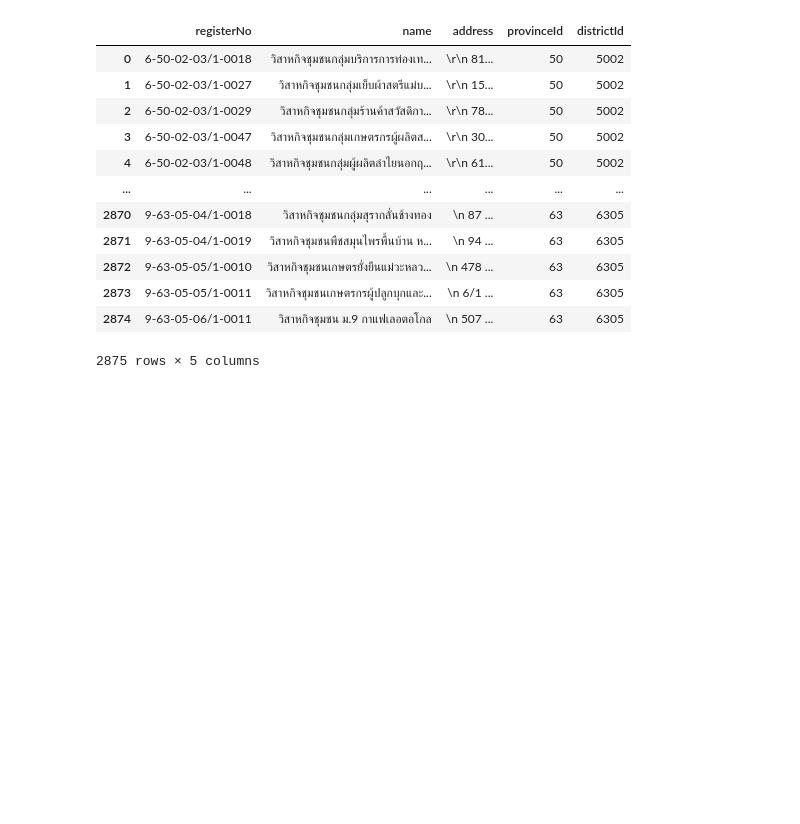
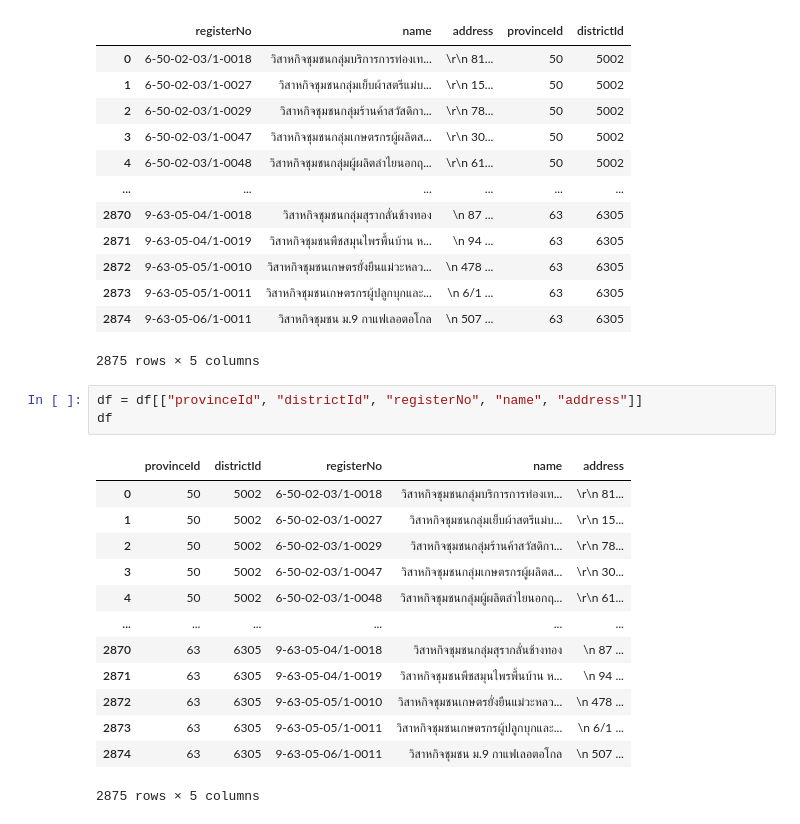
Before and after one commit to Chomchanok/rpj_web_crawler, a Jupyter notebook: rpj_web_crawler.ipynb, the cells around one changed output. Saved outputs shown, nothing was run; the diff lists cells and outputs as text; blank space fills up the shorter version.

Commit message:
reorder the columns in df

```diff
--- a/rpj_web_crawler.ipynb
+++ b/rpj_web_crawler.ipynb
@@ -589,3 +589,20 @@ df
 | 2873 | 9-63-05-05/1-0011 | วิสาหกิจชุมชนเกษตรกรผู้ปลูกบุกและ... | \n 6/1 ... | 63 | 6305 |
 | 2874 | 9-63-05-06/1-0011 | วิสาหกิจชุมชน ม.9 กาแฟเลอตอโกล | \n 507 ... | 63 | 6305 |
 2875 rows × 5 columns
+# %%
+df = df[["provinceId", "districtId", "registerNo", "name", "address"]]
+df
+# %% [output]
+|  | provinceId | districtId | registerNo | name | address |
+| 0 | 50 | 5002 | 6-50-02-03/1-0018 | วิสาหกิจชุมชนกลุ่มบริการการท่องเท... | \r\n 81... |
+| 1 | 50 | 5002 | 6-50-02-03/1-0027 | วิสาหกิจชุมชนกลุ่มเย็บผ้าสตรีแม่บ... | \r\n 15... |
+| 2 | 50 | 5002 | 6-50-02-03/1-0029 | วิสาหกิจชุมชนกลุ่มร้านค้าสวัสดิกา... | \r\n 78... |
+| 3 | 50 | 5002 | 6-50-02-03/1-0047 | วิสาหกิจชุมชนกลุ่มเกษตรกรผู้ผลิตส... | \r\n 30... |
+| 4 | 50 | 5002 | 6-50-02-03/1-0048 | วิสาหกิจชุมชนกลุ่มผู้ผลิตลำไยนอกฤ... | \r\n 61... |
+| ... | ... | ... | ... | ... | ... |
+| 2870 | 63 | 6305 | 9-63-05-04/1-0018 | วิสาหกิจชุมชนกลุ่มสุรากลั่นช้างทอง | \n 87 ... |
+| 2871 | 63 | 6305 | 9-63-05-04/1-0019 | วิสาหกิจชุมชนพืชสมุนไพรพื้นบ้าน ห... | \n 94 ... |
+| 2872 | 63 | 6305 | 9-63-05-05/1-0010 | วิสาหกิจชุมชนเกษตรยั่งยืนแม่วะหลว... | \n 478 ... |
+| 2873 | 63 | 6305 | 9-63-05-05/1-0011 | วิสาหกิจชุมชนเกษตรกรผู้ปลูกบุกและ... | \n 6/1 ... |
+| 2874 | 63 | 6305 | 9-63-05-06/1-0011 | วิสาหกิจชุมชน ม.9 กาแฟเลอตอโกล | \n 507 ... |
+2875 rows × 5 columns
```
